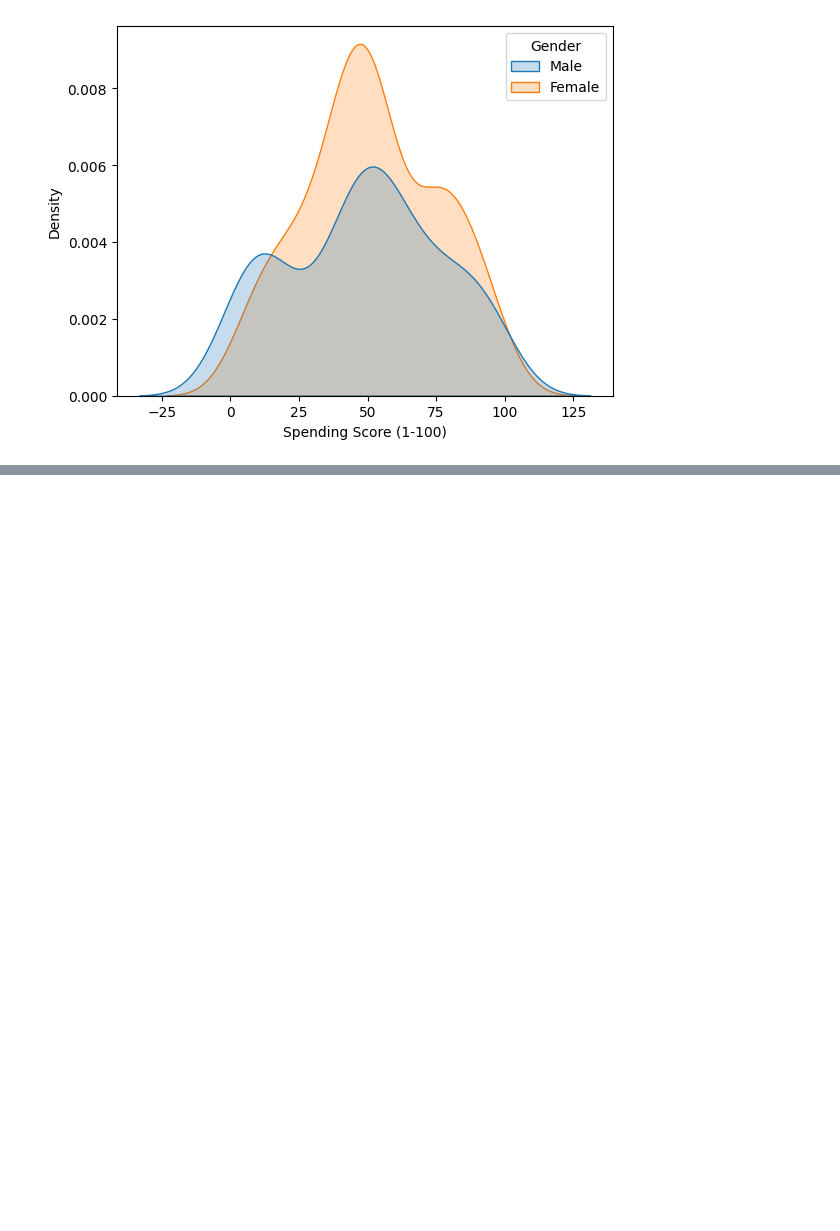
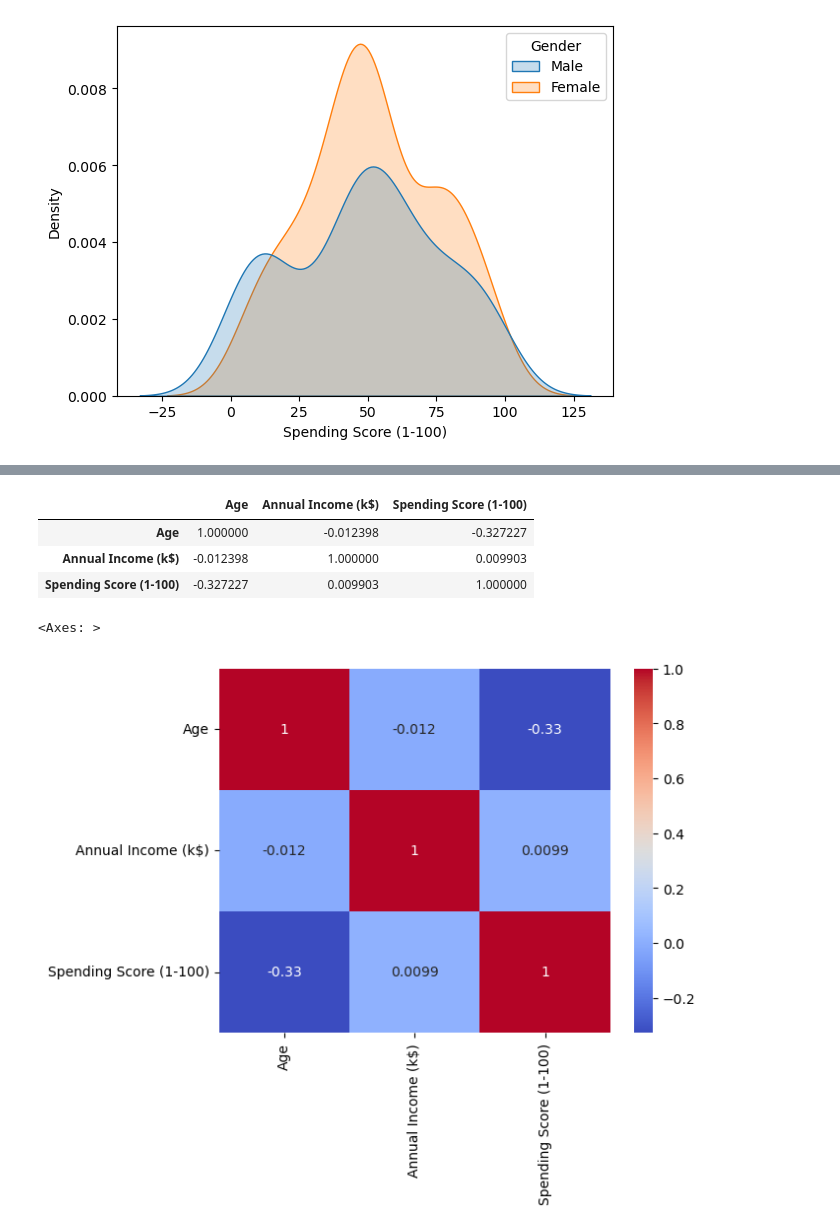
Before and after one commit to MohammedUsman-hub/Python-Customer-Segmentation-Clustering, a Jupyter notebook: Python Customer Segmentation & Clustering.ipynb, the cells around one changed output, grey strips where cells are left out. Drawn from its saved outputs; the diff is of its cells as text; code cells hidden in the pictures; blank space fills up the shorter version.

```diff
--- a/Python Customer Segmentation & Clustering.ipynb
+++ b/Python Customer Segmentation & Clustering.ipynb
@@ -82,0 +96,12 @@ Name: Gender, dtype: int64
+# %%
+ df.corr(numeric_only=True)
+# %% [output]
+|  | Age | Annual Income (k$) | Spending Score (1-100) |
+| Age | 1.000000 | -0.012398 | -0.327227 |
+| Annual Income (k$) | -0.012398 | 1.000000 | 0.009903 |
+| Spending Score (1-100) | -0.327227 | 0.009903 | 1.000000 |
+# %%
+ sns.heatmap(df.corr(numeric_only=True), annot=True, cmap='coolwarm')
+# %% [output]
+<Axes: >
+[figure, added]
```
Also changed, not shown: parts of 18 cells of this notebook.
